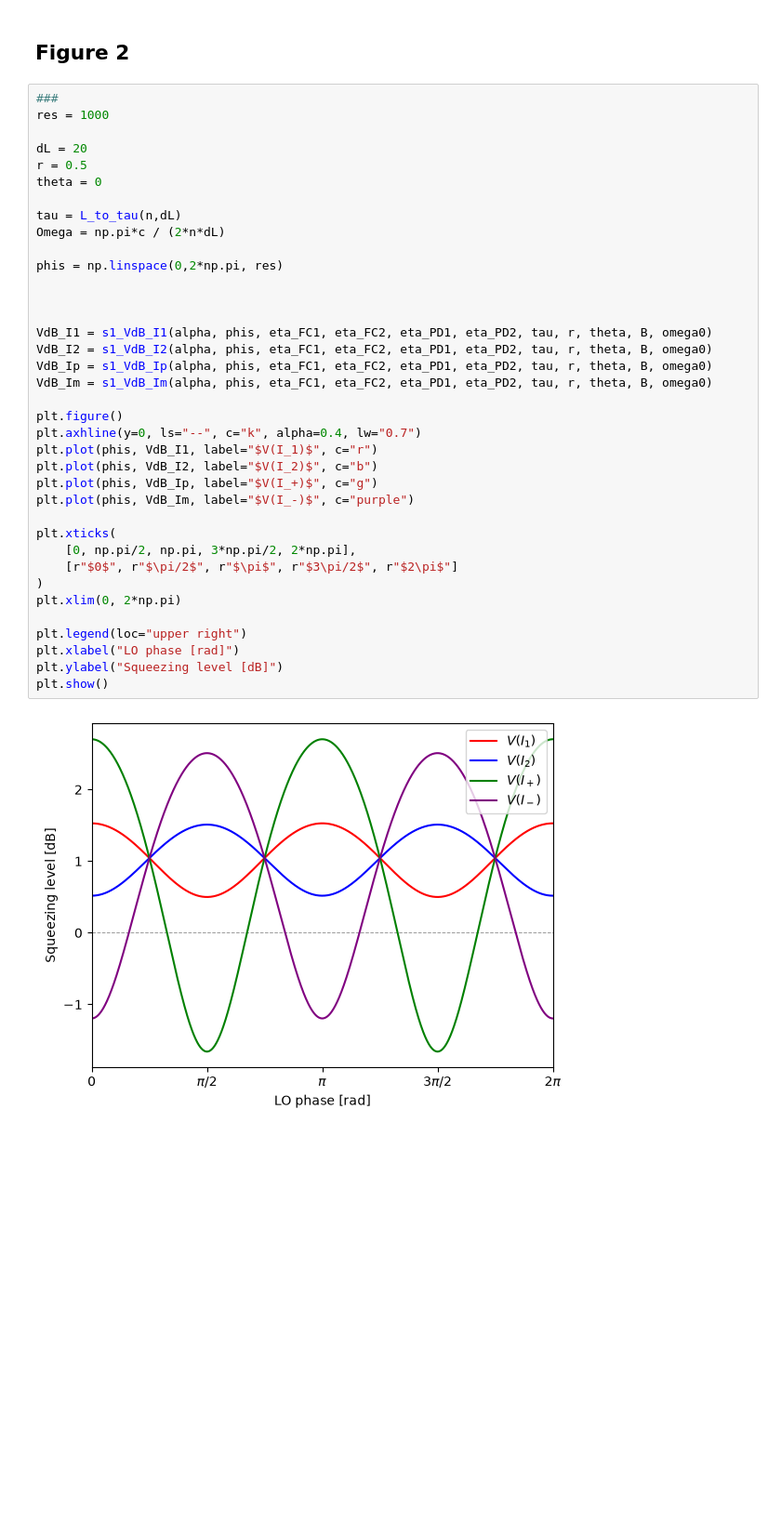
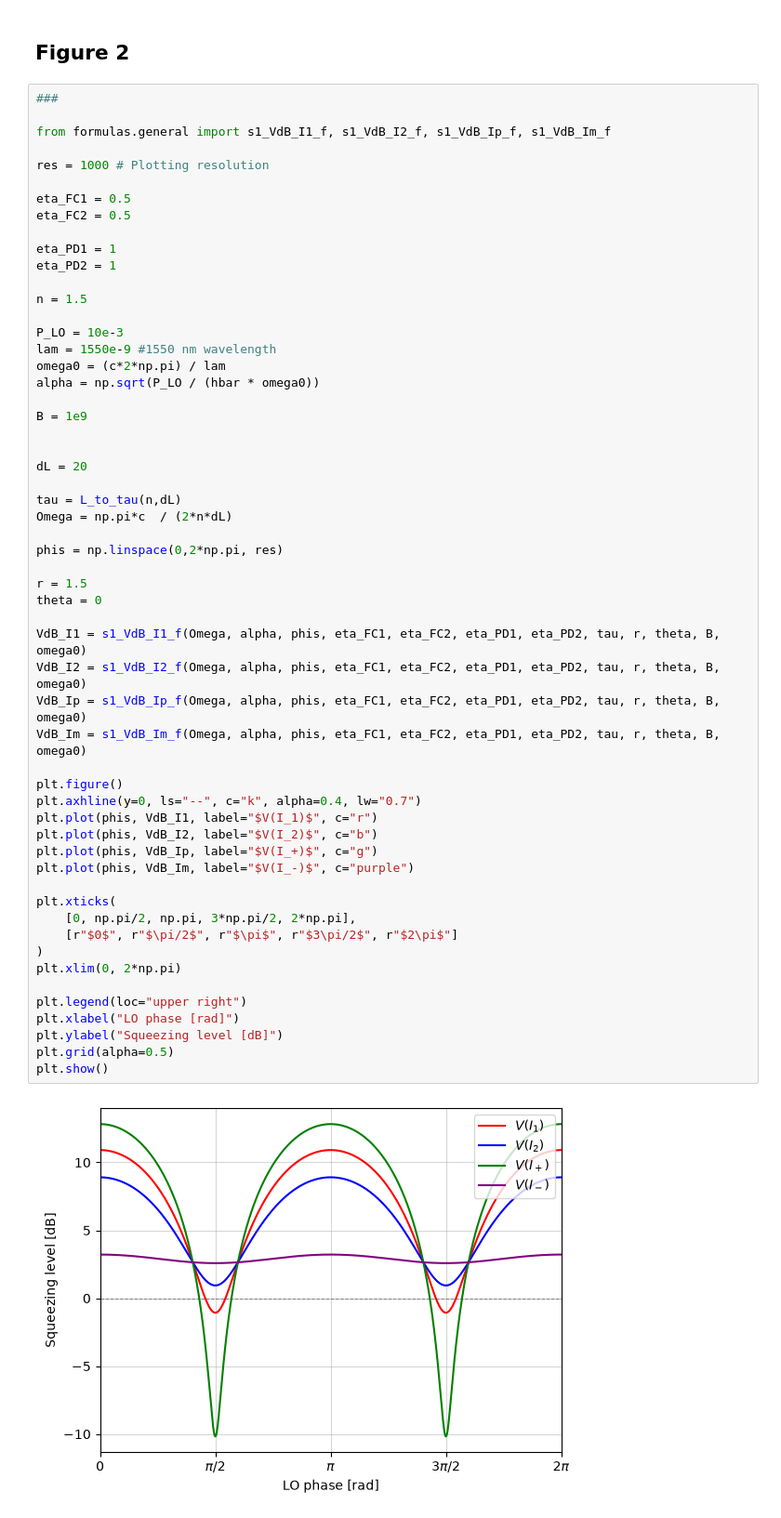
Before and after one commit to AxelSegendorf/two-mode-squeezing, a Jupyter notebook: simulation/plotting_presentation.ipynb, the cells around one changed output. Shown at 93% size. Cells and saved outputs as stored; diff of their text form; blank space fills up the shorter version.

Commit message:
Frequency domain in plot 2

```diff
--- a/simulation/plotting_presentation.ipynb
+++ b/simulation/plotting_presentation.ipynb
@@ -182,40 +182,59 @@ plt.show()
 ## Figure 2
 # %%
 ###
-res = 1000
+
+from formulas.general import s1_VdB_I1_f, s1_VdB_I2_f, s1_VdB_Ip_f, s1_VdB_Im_f
+
+res = 1000 # Plotting resolution
+
+eta_FC1 = 0.5
+eta_FC2 = 0.5
+
+eta_PD1 = 1
+eta_PD2 = 1
+
+n = 1.5
+
+P_LO = 10e-3
+lam = 1550e-9 #1550 nm wavelength
+omega0 = (c*2*np.pi) / lam
+alpha = np.sqrt(P_LO / (hbar * omega0))
+
+B = 1e9
+
 
 dL = 20
-r = 0.5
-theta = 0
 
 tau = L_to_tau(n,dL)
-Omega = np.pi*c / (2*n*dL)
+Omega = np.pi*c  / (2*n*dL)
 
 phis = np.linspace(0,2*np.pi, res)
 
+r = 1.5
+theta = 0
 
-
-VdB_I1 = s1_VdB_I1(alpha, phis, eta_FC1, eta_FC2, eta_PD1, eta_PD2, tau, r, theta, B, omega0)
-VdB_I2 = s1_VdB_I2(alpha, phis, eta_FC1, eta_FC2, eta_PD1, eta_PD2, tau, r, theta, B, omega0)
-VdB_Ip = s1_VdB_Ip(alpha, phis, eta_FC1, eta_FC2, eta_PD1, eta_PD2, tau, r, theta, B, omega0)
-VdB_Im = s1_VdB_Im(alpha, phis, eta_FC1, eta_FC2, eta_PD1, eta_PD2, tau, r, theta, B, omega0)
+VdB_I1 = s1_VdB_I1_f(Omega, alpha, phis, eta_FC1, eta_FC2, eta_PD1, eta_PD2, tau, r, theta, B, omega0)
+VdB_I2 = s1_VdB_I2_f(Omega, alpha, phis, eta_FC1, eta_FC2, eta_PD1, eta_PD2, tau, r, theta, B, omega0)
+VdB_Ip = s1_VdB_Ip_f(Omega, alpha, phis, eta_FC1, eta_FC2, eta_PD1, eta_PD2, tau, r, theta, B, omega0)
+VdB_Im = s1_VdB_Im_f(Omega, alpha, phis, eta_FC1, eta_FC2, eta_PD1, eta_PD2, tau, r, theta, B, omega0)
 
 plt.figure()
 plt.axhline(y=0, ls="--", c="k", alpha=0.4, lw="0.7")
 plt.plot(phis, VdB_I1, label="$V(I_1)$", c="r")
 plt.plot(phis, VdB_I2, label="$V(I_2)$", c="b")
 plt.plot(phis, VdB_Ip, label="$V(I_+)$", c="g")
 plt.plot(phis, VdB_Im, label="$V(I_-)$", c="purple")
 
 plt.xticks(
     [0, np.pi/2, np.pi, 3*np.pi/2, 2*np.pi],
     [r"$0$", r"$\pi/2$", r"$\pi$", r"$3\pi/2$", r"$2\pi$"]
 )
 plt.xlim(0, 2*np.pi)
 
 plt.legend(loc="upper right")
 plt.xlabel("LO phase [rad]")
 plt.ylabel("Squeezing level [dB]")
+plt.grid(alpha=0.5)
 plt.show()
 # %% [output]
-[figure, old version]
+[figure, new version]
```
Also changed, not shown: parts of 2 cells of this notebook, 1 other file.
